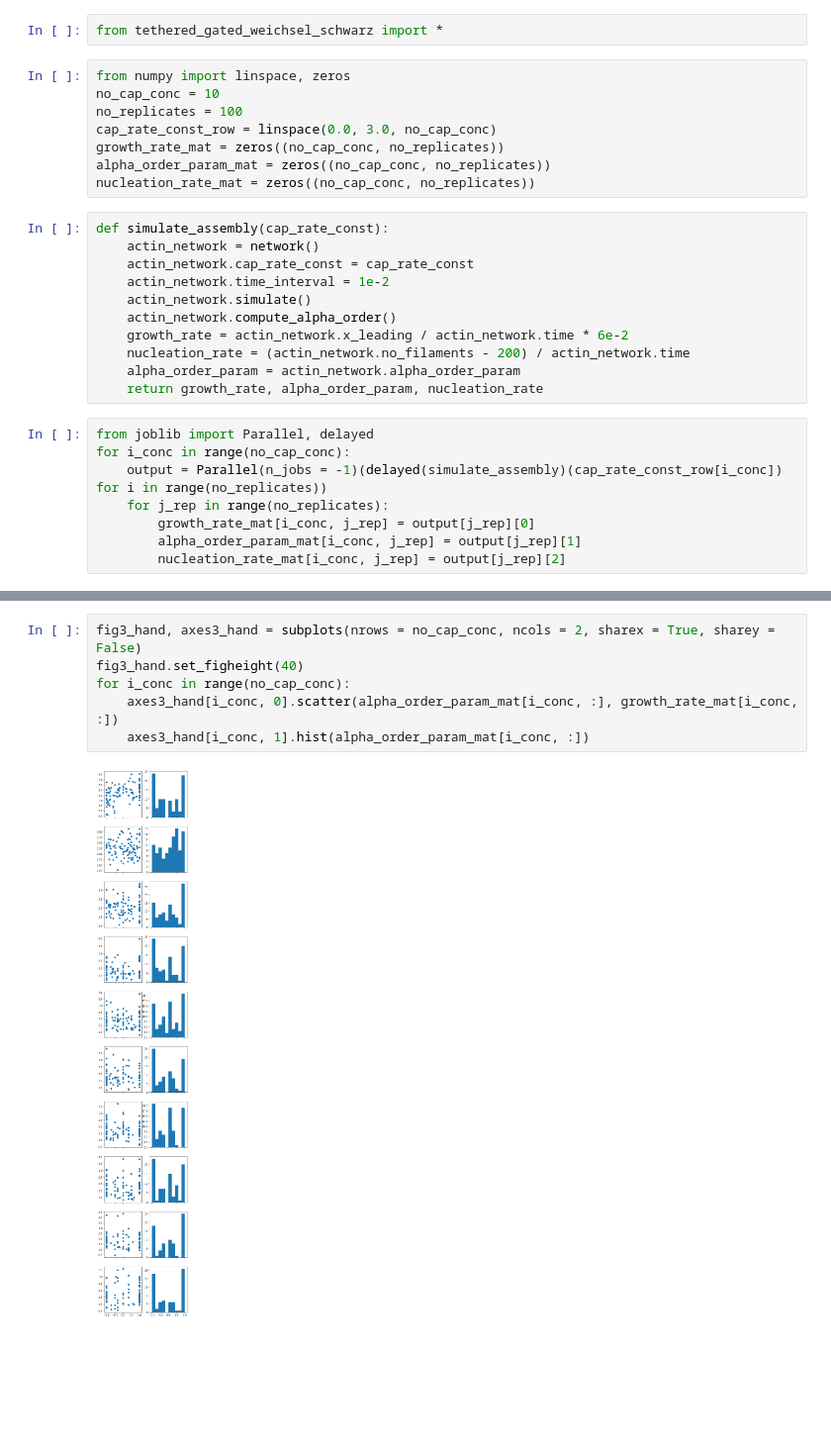
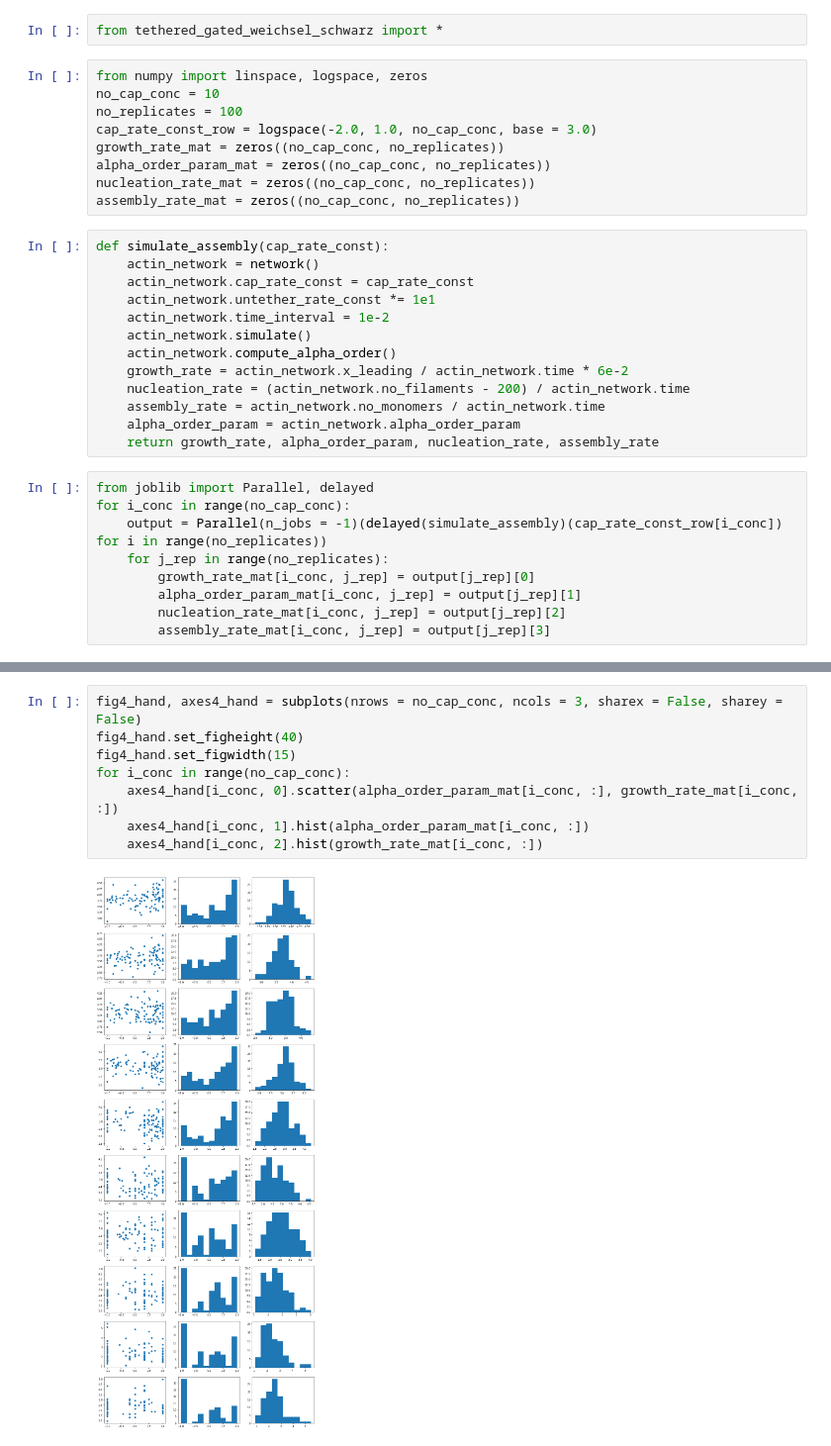
Before and after one commit to jiongyi/postdoc, a Jupyter notebook: actin_assembly/simulation/2019_11_08_orientation_patterns.ipynb, the cells around one changed output, grey strips where cells are left out. Shown at 99% size. Drawn from its saved outputs; the diff is of its cells as text; blank space fills up the shorter version.

```diff
--- a/actin_assembly/simulation/2019_11_08_orientation_patterns.ipynb
+++ b/actin_assembly/simulation/2019_11_08_orientation_patterns.ipynb
@@ -1,24 +1,27 @@
 # %%
 from tethered_gated_weichsel_schwarz import *
 # %%
-from numpy import linspace, zeros
+from numpy import linspace, logspace, zeros
 no_cap_conc = 10
 no_replicates = 100
-cap_rate_const_row = linspace(0.0, 3.0, no_cap_conc)
+cap_rate_const_row = logspace(-2.0, 1.0, no_cap_conc, base = 3.0)
 growth_rate_mat = zeros((no_cap_conc, no_replicates))
 alpha_order_param_mat = zeros((no_cap_conc, no_replicates))
 nucleation_rate_mat = zeros((no_cap_conc, no_replicates))
+assembly_rate_mat = zeros((no_cap_conc, no_replicates))
 # %%
 def simulate_assembly(cap_rate_const):
     actin_network = network()
     actin_network.cap_rate_const = cap_rate_const
+    actin_network.untether_rate_const *= 1e1
     actin_network.time_interval = 1e-2
     actin_network.simulate()
     actin_network.compute_alpha_order()
     growth_rate = actin_network.x_leading / actin_network.time * 6e-2
     nucleation_rate = (actin_network.no_filaments - 200) / actin_network.time
+    assembly_rate = actin_network.no_monomers / actin_network.time
     alpha_order_param = actin_network.alpha_order_param
-    return growth_rate, alpha_order_param, nucleation_rate
+    return growth_rate, alpha_order_param, nucleation_rate, assembly_rate
 # %%
 from joblib import Parallel, delayed
 for i_conc in range(no_cap_conc):
@@ -27,6 +30,7 @@ for i_conc in range(no_cap_conc):
         growth_rate_mat[i_conc, j_rep] = output[j_rep][0]
         alpha_order_param_mat[i_conc, j_rep] = output[j_rep][1]
         nucleation_rate_mat[i_conc, j_rep] = output[j_rep][2]
+        assembly_rate_mat[i_conc, j_rep] = output[j_rep][3]
 # %%
 %matplotlib inline
 from numpy import mean, std
@@ -41,8 +64,10 @@ Text(0, 0.5, 'Growth rate ($\\mu$m / min)')
 # %%
-fig3_hand, axes3_hand = subplots(nrows = no_cap_conc, ncols = 2, sharex = True, sharey = False)
-fig3_hand.set_figheight(40)
+fig4_hand, axes4_hand = subplots(nrows = no_cap_conc, ncols = 3, sharex = False, sharey = False)
+fig4_hand.set_figheight(40)
+fig4_hand.set_figwidth(15)
 for i_conc in range(no_cap_conc):
-    axes3_hand[i_conc, 0].scatter(alpha_order_param_mat[i_conc, :], growth_rate_mat[i_conc, :])
-    axes3_hand[i_conc, 1].hist(alpha_order_param_mat[i_conc, :])
+    axes4_hand[i_conc, 0].scatter(alpha_order_param_mat[i_conc, :], growth_rate_mat[i_conc, :])
+    axes4_hand[i_conc, 1].hist(alpha_order_param_mat[i_conc, :])
+    axes4_hand[i_conc, 2].hist(growth_rate_mat[i_conc, :])
 # %% [output]
-[figure, old version]
+[figure, new version]
```
Also changed, not shown: parts of 4 cells of this notebook, 1 other file.
